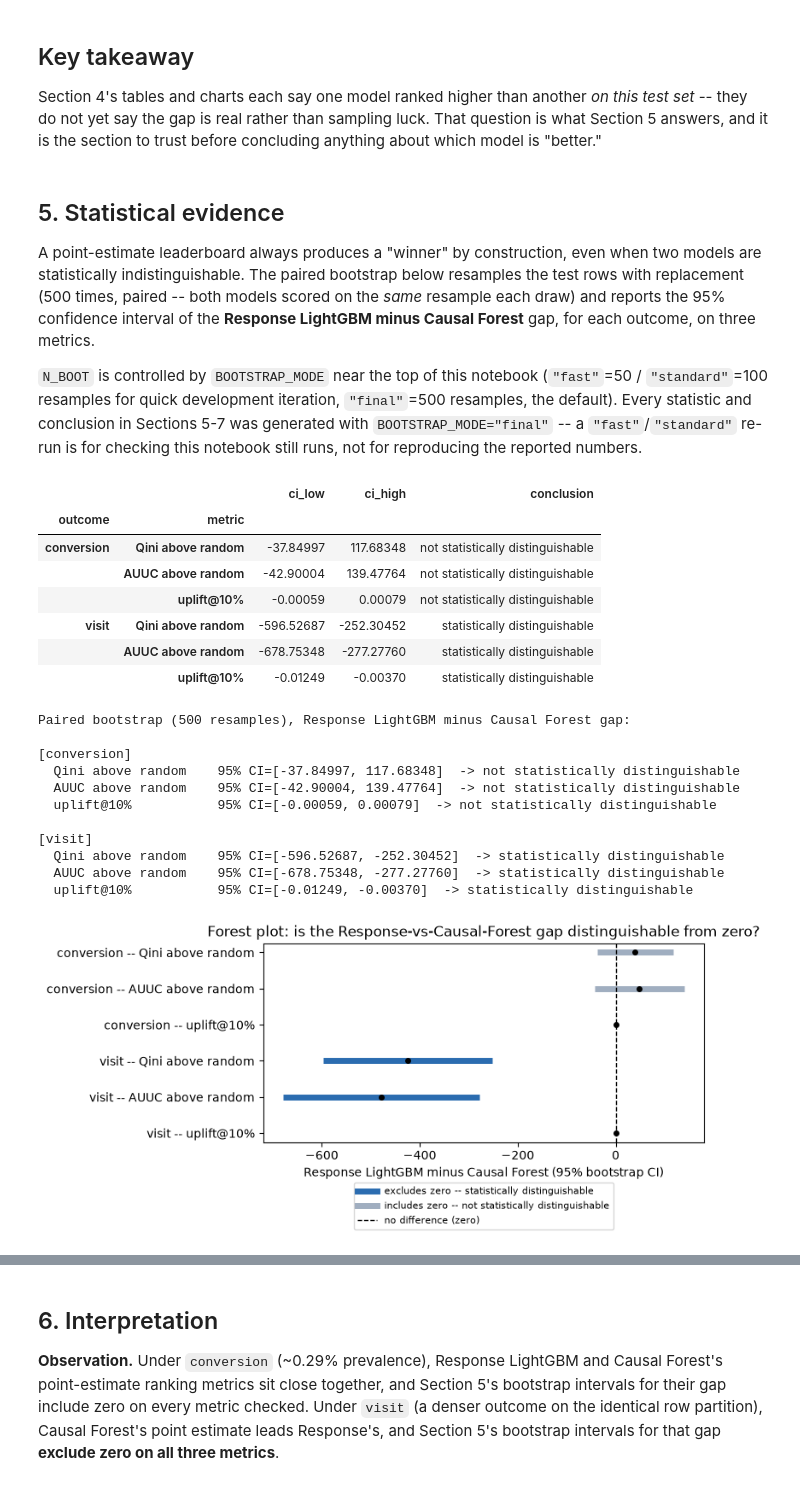
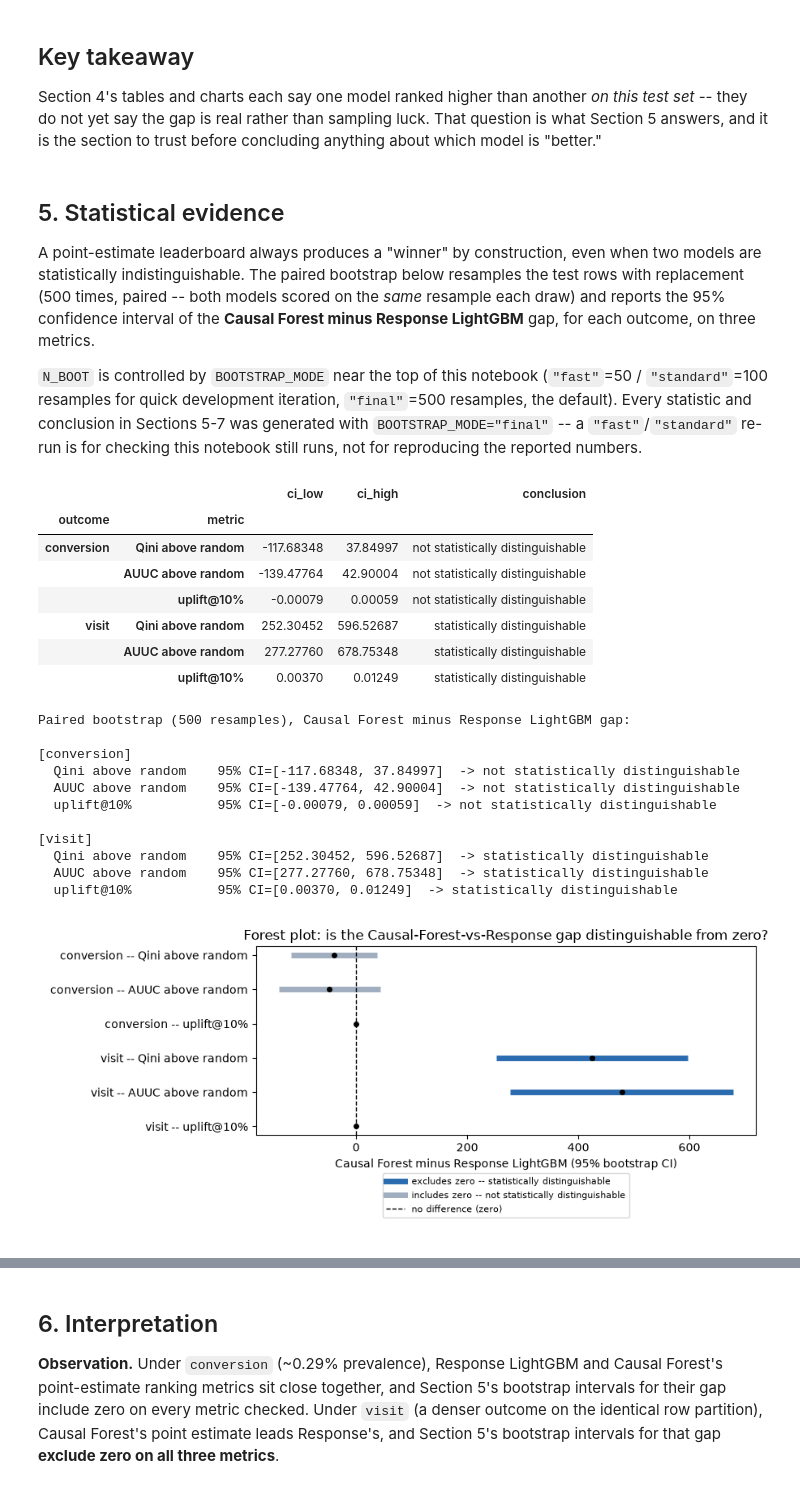
Before and after one commit to arthur105204/causal-uplift-modeling, a Jupyter notebook: notebooks/reports/comparative_analysis_report.ipynb, the cells around one changed output, grey strips where cells are left out. Cells and saved outputs as stored; diff of their text form; code cells hidden in the pictures.

```diff
--- a/notebooks/reports/comparative_analysis_report.ipynb
+++ b/notebooks/reports/comparative_analysis_report.ipynb
@@ -523,7 +523,7 @@ A point-estimate leaderboard always produces a "winner" by construction, even
 when two models are statistically indistinguishable. The paired bootstrap
 below resamples the test rows with replacement (500 times, paired -- both
 models scored on the *same* resample each draw) and reports the 95%
-confidence interval of the **Response LightGBM minus Causal Forest** gap, for
+confidence interval of the **Causal Forest minus Response LightGBM** gap, for
 each outcome, on three metrics.
 
 `N_BOOT` is controlled by `BOOTSTRAP_MODE` near the top of this notebook (`"fast"`=50 / `"standard"`=100 resamples for quick development iteration, `"final"`=500 resamples, the default). Every statistic and conclusion in Sections 5-7 was generated with `BOOTSTRAP_MODE="final"` -- a `"fast"`/`"standard"` re-run is for checking this notebook still runs, not for reproducing the reported numbers.
@@ -544,8 +544,9 @@ for outcome in OUTCOMES:
         f"[{outcome}] Response/Causal Forest test rows are misaligned"
     )
 
+    # gap = evaluated model minus Response baseline (project convention)
     boot = paired_bootstrap_gaps(
-        resp_test["score"].to_numpy(), cf_test["score"].to_numpy(),
+        cf_test["score"].to_numpy(), resp_test["score"].to_numpy(),
         resp_test["treatment"].to_numpy(), resp_test["outcome"].to_numpy(),
         seed=SEED, n_boot=N_BOOT,
         metrics={
@@ -572,14 +573,14 @@ display(BOOTSTRAP_TABLE.round(5))
 # %% [output]
 |  |  | ci_low | ci_high | conclusion |
 | outcome | metric |  |  |  |
-| conversion | Qini above random | -37.84997 | 117.68348 | not statistically distinguishable |
-|  | AUUC above random | -42.90004 | 139.47764 | not statistically distinguishable |
-|  | uplift@10% | -0.00059 | 0.00079 | not statistically distinguishable |
-| visit | Qini above random | -596.52687 | -252.30452 | statistically distinguishable |
-|  | AUUC above random | -678.75348 | -277.27760 | statistically distinguishable |
-|  | uplift@10% | -0.01249 | -0.00370 | statistically distinguishable |
+| conversion | Qini above random | -117.68348 | 37.84997 | not statistically distinguishable |
+|  | AUUC above random | -139.47764 | 42.90004 | not statistically distinguishable |
+|  | uplift@10% | -0.00079 | 0.00059 | not statistically distinguishable |
+| visit | Qini above random | 252.30452 | 596.52687 | statistically distinguishable |
+|  | AUUC above random | 277.27760 | 678.75348 | statistically distinguishable |
+|  | uplift@10% | 0.00370 | 0.01249 | statistically distinguishable |
 # %%
-print(f"Paired bootstrap ({N_BOOT} resamples), Response LightGBM minus Causal Forest gap:\n")
+print(f"Paired bootstrap ({N_BOOT} resamples), Causal Forest minus Response LightGBM gap:\n")
 for outcome in OUTCOMES:
     if outcome not in BOOTSTRAP_TABLE.index.get_level_values("outcome"):
         continue
@@ -588,48 +589,48 @@ for outcome in OUTCOMES:
         print(f"  {metric_label:20s} 95% CI=[{row.ci_low:.5f}, {row.ci_high:.5f}]  -> {row.conclusion}")
     print()
 # %% [output]
-Paired bootstrap (500 resamples), Response LightGBM minus Causal Forest gap:
+Paired bootstrap (500 resamples), Causal Forest minus Response LightGBM gap:
 
 [conversion]
-  Qini above random    95% CI=[-37.84997, 117.68348]  -> not statistically distinguishable
-  AUUC above random    95% CI=[-42.90004, 139.47764]  -> not statistically distinguishable
-  uplift@10%           95% CI=[-0.00059, 0.00079]  -> not statistically distinguishable
+  Qini above random    95% CI=[-117.68348, 37.84997]  -> not statistically distinguishable
+  AUUC above random    95% CI=[-139.47764, 42.90004]  -> not statistically distinguishable
+  uplift@10%           95% CI=[-0.00079, 0.00059]  -> not statistically distinguishable
 
 [visit]
-  Qini above random    95% CI=[-596.52687, -252.30452]  -> statistically distinguishable
-  AUUC above random    95% CI=[-678.75348, -277.27760]  -> statistically distinguishable
-  uplift@10%           95% CI=[-0.01249, -0.00370]  -> statistically distinguishable
+  Qini above random    95% CI=[252.30452, 596.52687]  -> statistically distinguishable
+  AUUC above random    95% CI=[277.27760, 678.75348]  -> statistically distinguishable
+  uplift@10%           95% CI=[0.00370, 0.01249]  -> statistically distinguishable
 # %%
 # Forest plot of the same BOOTSTRAP_TABLE computed above -- a visualization
 # of already-computed confidence intervals, not a new statistical computation.
 from matplotlib.lines import Line2D
 
 plot_rows = BOOTSTRAP_TABLE.reset_index()
 y_pos = np.arange(len(plot_rows))[::-1]
 colors = ["#2b6cb0" if c == "statistically distinguishable" else "#a0aec0"
           for c in plot_rows["conclusion"]]
 
-fig, ax = plt.subplots(figsize=(8, 4))
+fig, ax = plt.subplots(figsize=(9, 4))  # widened from 8in -- the long title overflowed the 8in canvas's right edge
 ax.hlines(y_pos, plot_rows["ci_low"], plot_rows["ci_high"], color=colors, linewidth=5)
 ax.plot((plot_rows["ci_low"] + plot_rows["ci_high"]) / 2, y_pos, "o", color="black",
         markersize=4, zorder=3)
 ax.axvline(0.0, color="k", linestyle="--", linewidth=1)
 
 ax.set_yticks(y_pos)
 ax.set_yticklabels([f"{o} -- {m}" for o, m in zip(plot_rows["outcome"], plot_rows["metric"])])
-ax.set_xlabel("Response LightGBM minus Causal Forest (95% bootstrap CI)")
-ax.set_title("Forest plot: is the Response-vs-Causal-Forest gap distinguishable from zero?")
+ax.set_xlabel("Causal Forest minus Response LightGBM (95% bootstrap CI)")
+ax.set_title("Forest plot: is the Causal-Forest-vs-Response gap distinguishable from zero?")
 
 legend_handles = [
     Line2D([0], [0], color="#2b6cb0", lw=5, label="excludes zero -- statistically distinguishable"),
     Line2D([0], [0], color="#a0aec0", lw=5, label="includes zero -- not statistically distinguishable"),
     Line2D([0], [0], color="k", lw=1, linestyle="--", label="no difference (zero)"),
 ]
 ax.legend(handles=legend_handles, loc="upper center", bbox_to_anchor=(0.5, -0.18), fontsize=8, ncol=1)
 fig.tight_layout()
 plt.show()
 # %% [output]
-[figure, old version]
+[figure, new version]
 # %% [markdown]
 **Observation.** For each outcome and metric, the printed 95% confidence
 interval either excludes zero (the gap is unlikely to be resampling noise at
```
Also changed, not shown: parts of 3 cells of this notebook, 7 other files.
